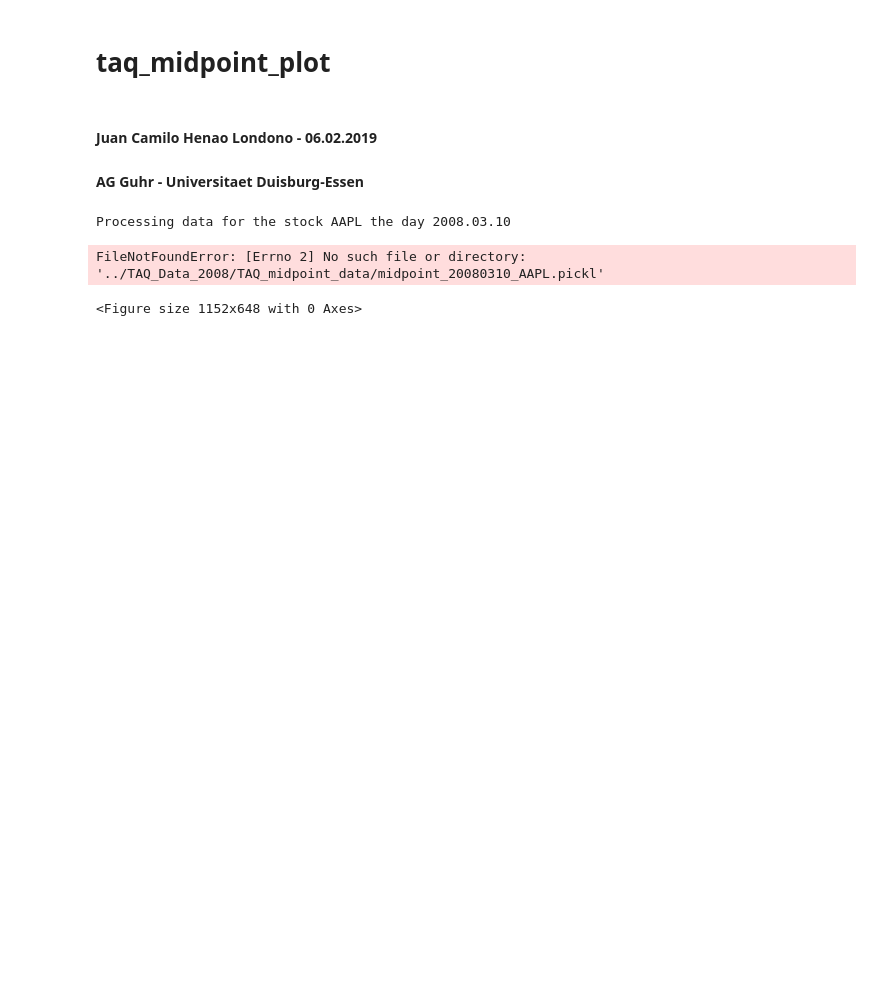
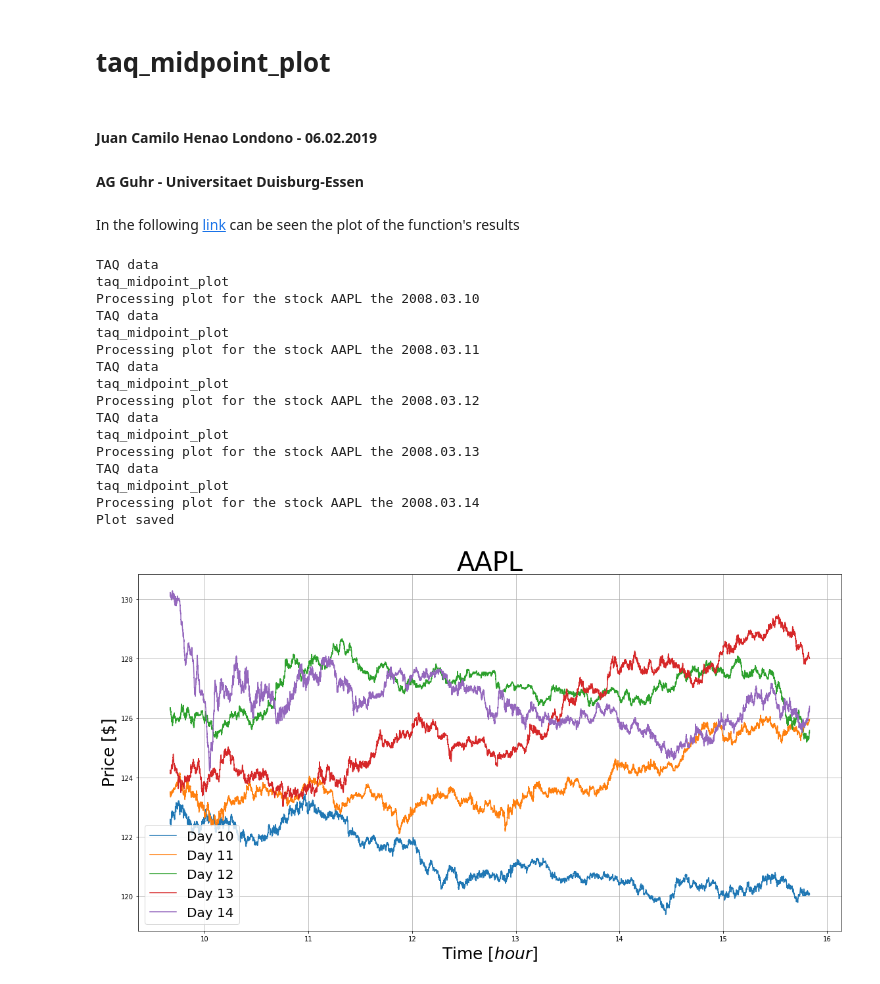
Before and after one commit to juanhenao21/financial_response_spread_year, a Jupyter notebook: Cross_response_individual_stock/taq_algorithms/taq_midpoint_plot.ipynb, the cells around one changed output. Cells and saved outputs as stored; diff of their text form; code cells hidden in the pictures; blank space fills up the shorter version.

```diff
--- a/Cross_response_individual_stock/taq_algorithms/taq_midpoint_plot.ipynb
+++ b/Cross_response_individual_stock/taq_algorithms/taq_midpoint_plot.ipynb
@@ -3,6 +3,8 @@
 # %% [markdown]
 #### Juan Camilo Henao Londono - 06.02.2019
 #### AG Guhr - Universitaet Duisburg-Essen
+# %% [markdown]
+In the following [link]() can be seen the plot of the function's results
 # %%
 # Modules
 
@@ -27,19 +29,21 @@ def taq_midpoint_plot(ticker, year, month, day):
 
     function_name = taq_midpoint_plot.__name__
     taq_data_tools.taq_function_header_print_plot(function_name, ticker,
-                                                    ticker, year, month, day)
+                                                  ticker, year, month, day)
     # Load data
 
-    midpoint = pickle.load(open(
-        '../taq_data_{2}/{0}/{0}_midpoint_{2}{3}{4}_{1}.pickl'
-        .format(function_name, ticker, year, month, day),
-        'rb'))
-    time = pickle.load(open('../taq_data_{1}/{0}/{0}_time.pickl'
-                            .format(function_name, year), 'rb'))
+    midpoint = pickle.load(open(''.join((
+                                '../taq_data_{1}/taq_midpoint_data/taq_'
+                                + 'midpoint_data_midpoint_{1}{2}{3}_{0}.pickl'
+                                ).split())
+                                .format(ticker, year, month, day), 'rb'))
+    time = pickle.load(open(''.join((
+                            '../taq_data_{}/taq_midpoint_data/taq_midpoint_'
+                            + 'data_time.pickl').split()).format(year), 'rb'))
 
     # Plotting
 
-    plt.plot(time, midpoint, label=('Day {}'.format(day)))
+    plt.plot(time / 3600, midpoint, label=('Day {}'.format(day)))
     plt.legend(loc=0, fontsize=20)
 
     return None
@@ -57,7 +61,7 @@ def taq_midpoint_plot_week(ticker, year, month, days):
          (i.e ['07', '08', '09'])
     """
 
-    plt.figure(figsize=(16, 9))
+    figure = plt.figure(figsize=(16, 9))
 
     for day in days:
         taq_midpoint_plot(ticker, year, month, day)
@@ -140,12 +82,25 @@ def taq_ask_bid_midpoint_spread_plot(ticker, year, month, day):
 # %%
 tickers = ['AAPL', 'MSFT']
 year = '2008'
 month = '03'
 days = ['10', '11', '12', '13', '14']
 
-TAQ_midpoint_plot_week('AAPL', year, month, days)
-TAQ_ask_bid_midpoint_spread_plot('AAPL', year, month, '10')
+taq_midpoint_plot_week('AAPL', year, month, days)
 # %% [output]
-Processing data for the stock AAPL the day 2008.03.10
+TAQ data
+taq_midpoint_plot
+Processing plot for the stock AAPL the 2008.03.10
+TAQ data
+taq_midpoint_plot
+Processing plot for the stock AAPL the 2008.03.11
+TAQ data
+taq_midpoint_plot
+Processing plot for the stock AAPL the 2008.03.12
+TAQ data
+taq_midpoint_plot
+Processing plot for the stock AAPL the 2008.03.13
+TAQ data
+taq_midpoint_plot
+Processing plot for the stock AAPL the 2008.03.14
+Plot saved
-FileNotFoundError: [Errno 2] No such file or directory: '../TAQ_Data_2008/TAQ_midpoint_data/midpoint_20080310_AAPL.pickl'
-<Figure size 1152x648 with 0 Axes>
+[figure, added]
```
Also changed, not shown: parts of 2 cells of this notebook, 11 other files.
